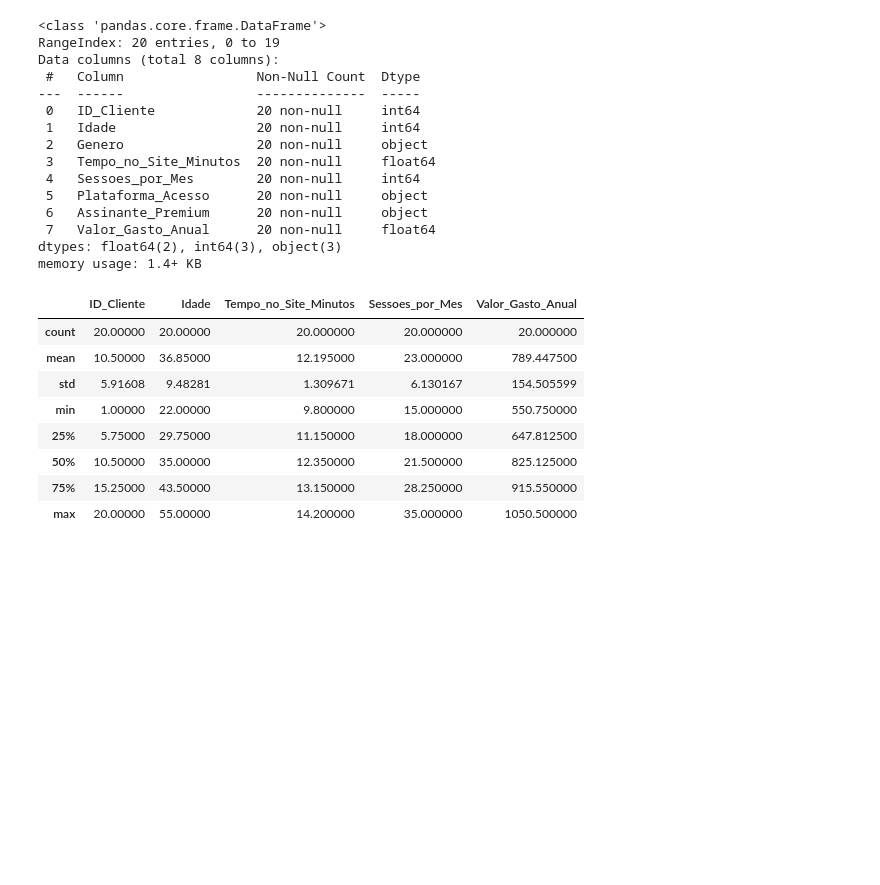
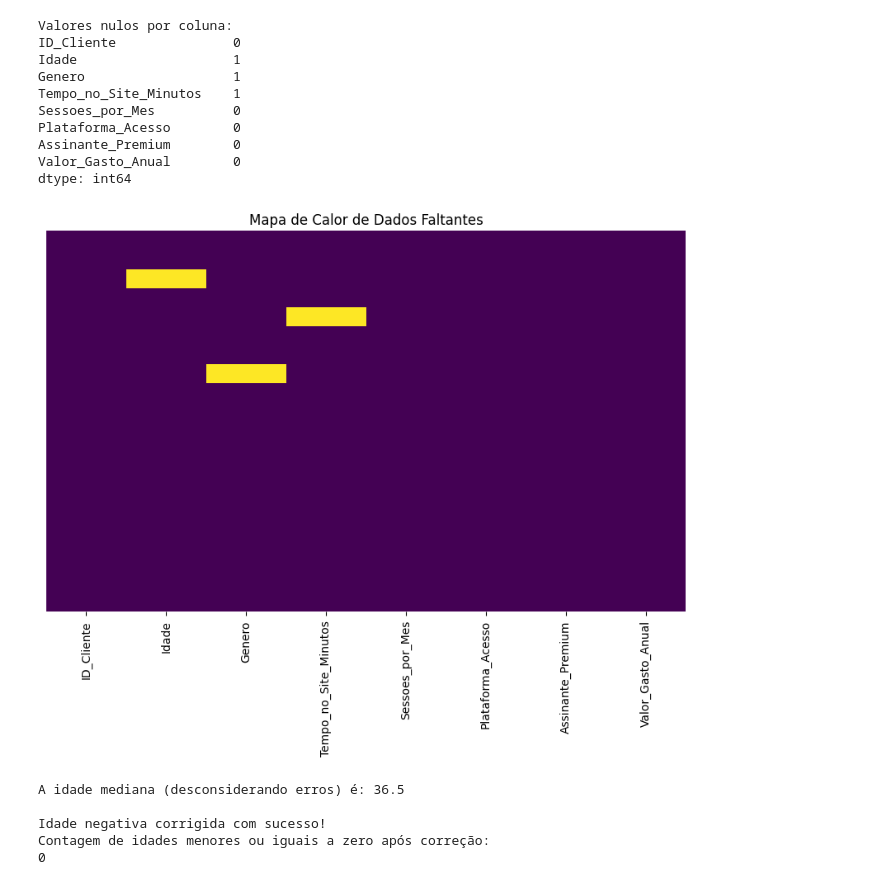
Before and after one commit to kaikinattandossantos/Analise_de_dados, a Jupyter notebook: analise_clientes.ipynb, the cells around one changed output. Cells and saved outputs as stored; diff of their text form; code cells hidden in the pictures; blank space fills up the shorter version.

```diff
--- a/analise_clientes.ipynb
+++ b/analise_clientes.ipynb
@@ -21,29 +21,36 @@ df_clientes.head()
-# %%
-df_clientes.info()
-print("\n")
-df_clientes.describe()
-# %% [output]
-<class 'pandas.core.frame.DataFrame'>
-RangeIndex: 20 entries, 0 to 19
-Data columns (total 8 columns):
- #   Column                 Non-Null Count  Dtype
----  ------                 --------------  -----
- 0   ID_Cliente             20 non-null     int64
- 1   Idade                  20 non-null     int64
- 2   Genero                 20 non-null     object
- 3   Tempo_no_Site_Minutos  20 non-null     float64
- 4   Sessoes_por_Mes        20 non-null     int64
- 5   Plataforma_Acesso      20 non-null     object
- 6   Assinante_Premium      20 non-null     object
- 7   Valor_Gasto_Anual      20 non-null     float64
-dtypes: float64(2), int64(3), object(3)
-memory usage: 1.4+ KB
-|  | ID_Cliente | Idade | Tempo_no_Site_Minutos | Sessoes_por_Mes | Valor_Gasto_Anual |
-| count | 20.00000 | 20.00000 | 20.000000 | 20.000000 | 20.000000 |
-| mean | 10.50000 | 36.85000 | 12.195000 | 23.000000 | 789.447500 |
-| std | 5.91608 | 9.48281 | 1.309671 | 6.130167 | 154.505599 |
-| min | 1.00000 | 22.00000 | 9.800000 | 15.000000 | 550.750000 |
-| 25% | 5.75000 | 29.75000 | 11.150000 | 18.000000 | 647.812500 |
-| 50% | 10.50000 | 35.00000 | 12.350000 | 21.500000 | 825.125000 |
-| 75% | 15.25000 | 43.50000 | 13.150000 | 28.250000 | 915.550000 |
-| max | 20.00000 | 55.00000 | 14.200000 | 35.000000 | 1050.500000 |
+# %%
+print("Valores nulos por coluna:")
+print(df.isnull().sum())
+
+plt.figure(figsize=(10, 6))
+sns.heatmap(df.isnull(), cbar=False, cmap='viridis', yticklabels=False)
+plt.title('Mapa de Calor de Dados Faltantes')
+plt.show()
+# %% [output]
+Valores nulos por coluna:
+ID_Cliente               0
+Idade                    1
+Genero                   1
+Tempo_no_Site_Minutos    1
+Sessoes_por_Mes          0
+Plataforma_Acesso        0
+Assinante_Premium        0
+Valor_Gasto_Anual        0
+dtype: int64
+[figure, added]
+# %%
+
+idade_mediana = df[df['Idade'] > 0]['Idade'].median()
+print(f"A idade mediana (desconsiderando erros) é: {idade_mediana}")
+
+df.loc[df['Idade'] <= 0, 'Idade'] = idade_mediana
+print("\nIdade negativa corrigida com sucesso!")
+
+print("Contagem de idades menores ou iguais a zero após correção:")
+print(df[df['Idade'] <= 0]['Idade'].count())
+# %% [output]
+A idade mediana (desconsiderando erros) é: 36.5
+
+Idade negativa corrigida com sucesso!
+Contagem de idades menores ou iguais a zero após correção:
+0
```
Also changed, not shown: parts of 9 cells of this notebook, 1 other file.
